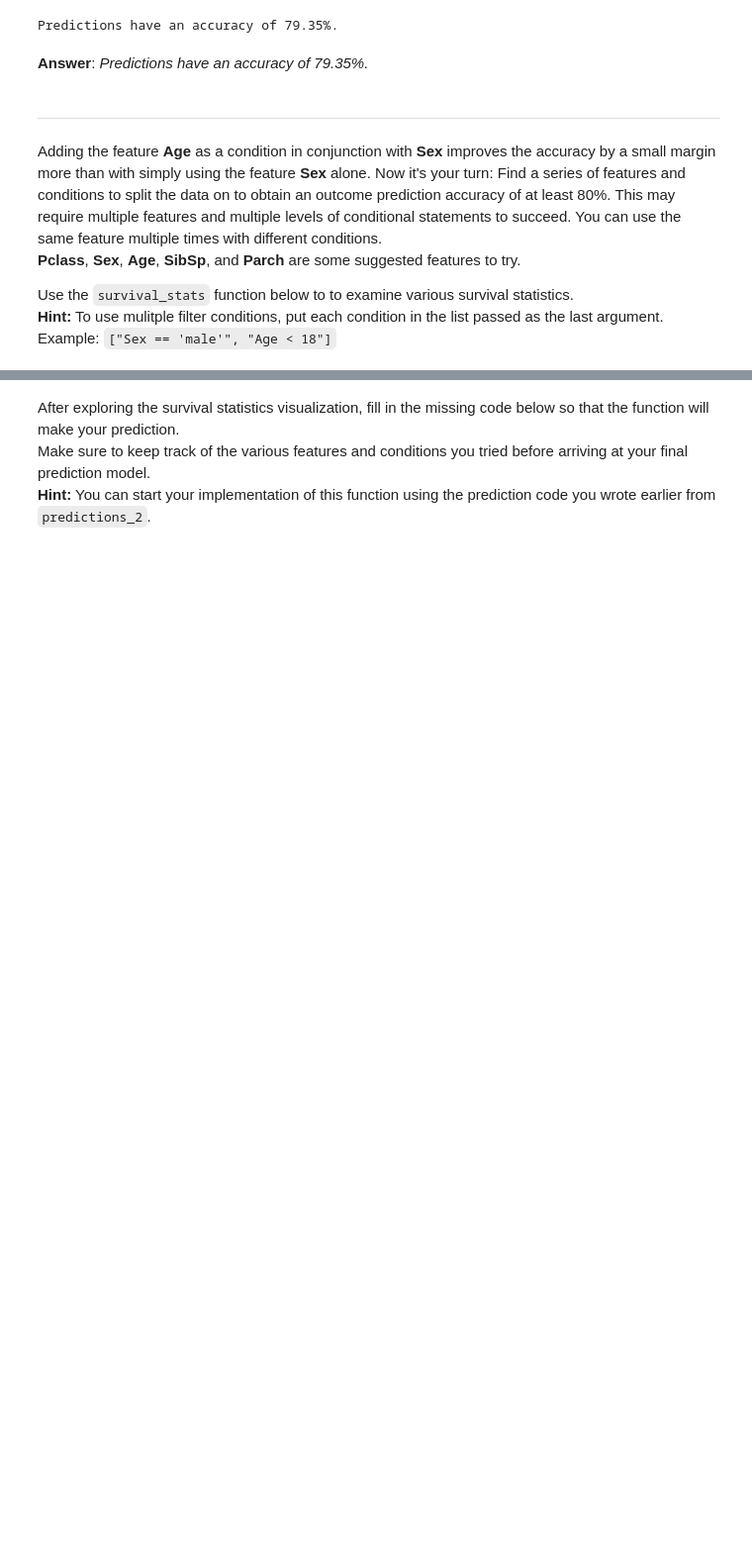
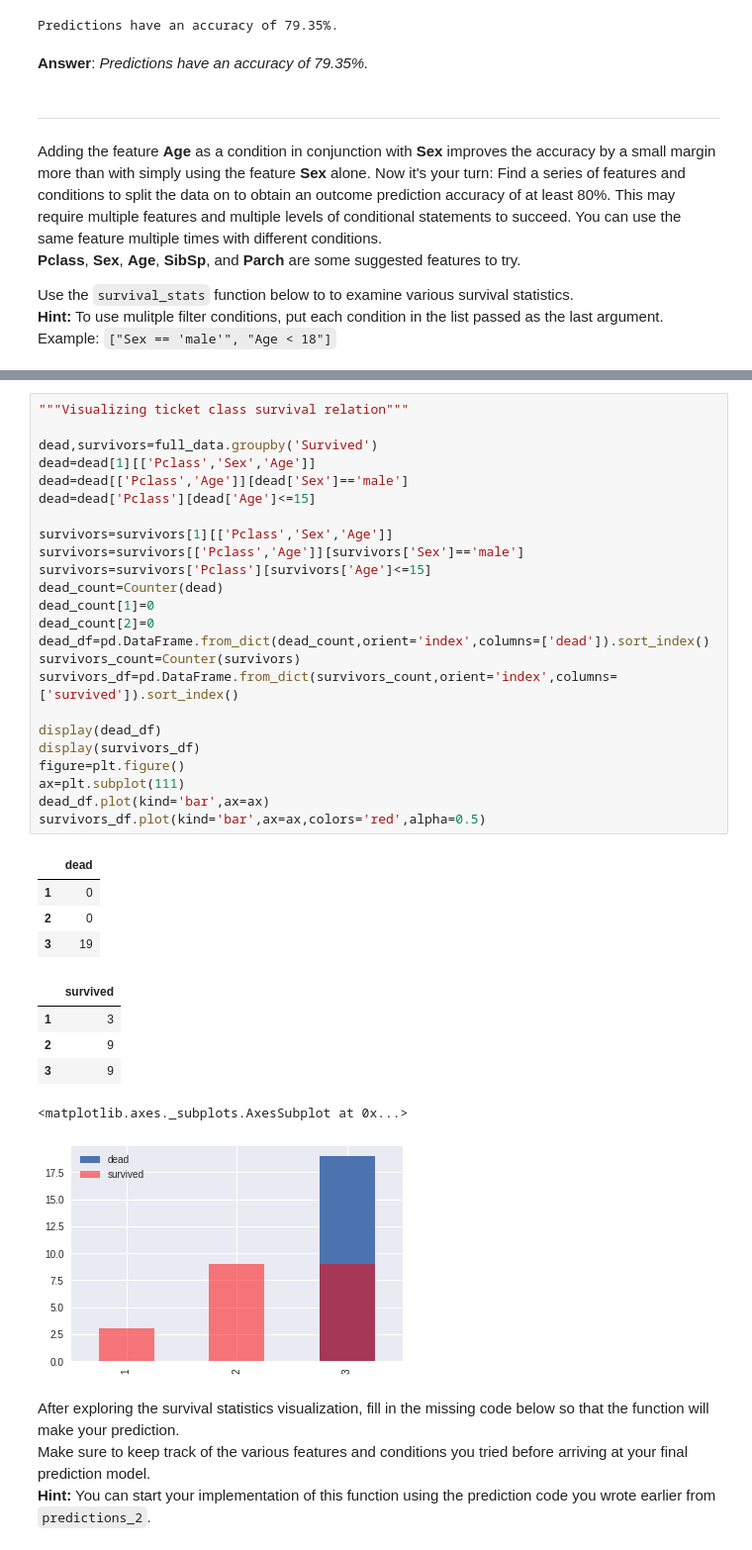
Before and after one commit to CheloGE/MachineLearningProjects, a Jupyter notebook: titanic_survival_exploration/titanic_survival_exploration.ipynb, the cells around one changed output, grey strips where cells are left out. Shown at 99% size. Drawn from its saved outputs; the diff is of its cells as text; blank space fills up the shorter version.

Commit message:
Added new graph to visualize Class influence on survival

```diff
--- a/titanic_survival_exploration/titanic_survival_exploration.ipynb
+++ b/titanic_survival_exploration/titanic_survival_exploration.ipynb
@@ -307,3 +306,38 @@ vs.survival_stats(data, outcomes, 'Pclass', ["Sex == 'male'", "Age < 15" , "Pcla
+# %%
+"""Visualizing ticket class survival relation"""
+
+dead,survivors=full_data.groupby('Survived')
+dead=dead[1][['Pclass','Sex','Age']]
+dead=dead[['Pclass','Age']][dead['Sex']=='male']
+dead=dead['Pclass'][dead['Age']<=15]
+
+survivors=survivors[1][['Pclass','Sex','Age']]
+survivors=survivors[['Pclass','Age']][survivors['Sex']=='male']
+survivors=survivors['Pclass'][survivors['Age']<=15]
+dead_count=Counter(dead)
+dead_count[1]=0
+dead_count[2]=0
+dead_df=pd.DataFrame.from_dict(dead_count,orient='index',columns=['dead']).sort_index()
+survivors_count=Counter(survivors)
+survivors_df=pd.DataFrame.from_dict(survivors_count,orient='index',columns=['survived']).sort_index()
+
+display(dead_df)
+display(survivors_df)
+figure=plt.figure()
+ax=plt.subplot(111)
+dead_df.plot(kind='bar',ax=ax)
+survivors_df.plot(kind='bar',ax=ax,colors='red',alpha=0.5)
+# %% [output]
+|  | dead |
+| 1 | 0 |
+| 2 | 0 |
+| 3 | 19 |
+|  | survived |
+| 1 | 3 |
+| 2 | 9 |
+| 3 | 9 |
+<matplotlib.axes._subplots.AxesSubplot at 0x...>
+[figure, added]
 # %% [markdown]
 After exploring the survival statistics visualization, fill in the missing code below so that the function will make your prediction.
 Make sure to keep track of the various features and conditions you tried before arriving at your final prediction model.
```
Also changed, not shown: parts of 7 cells of this notebook.
